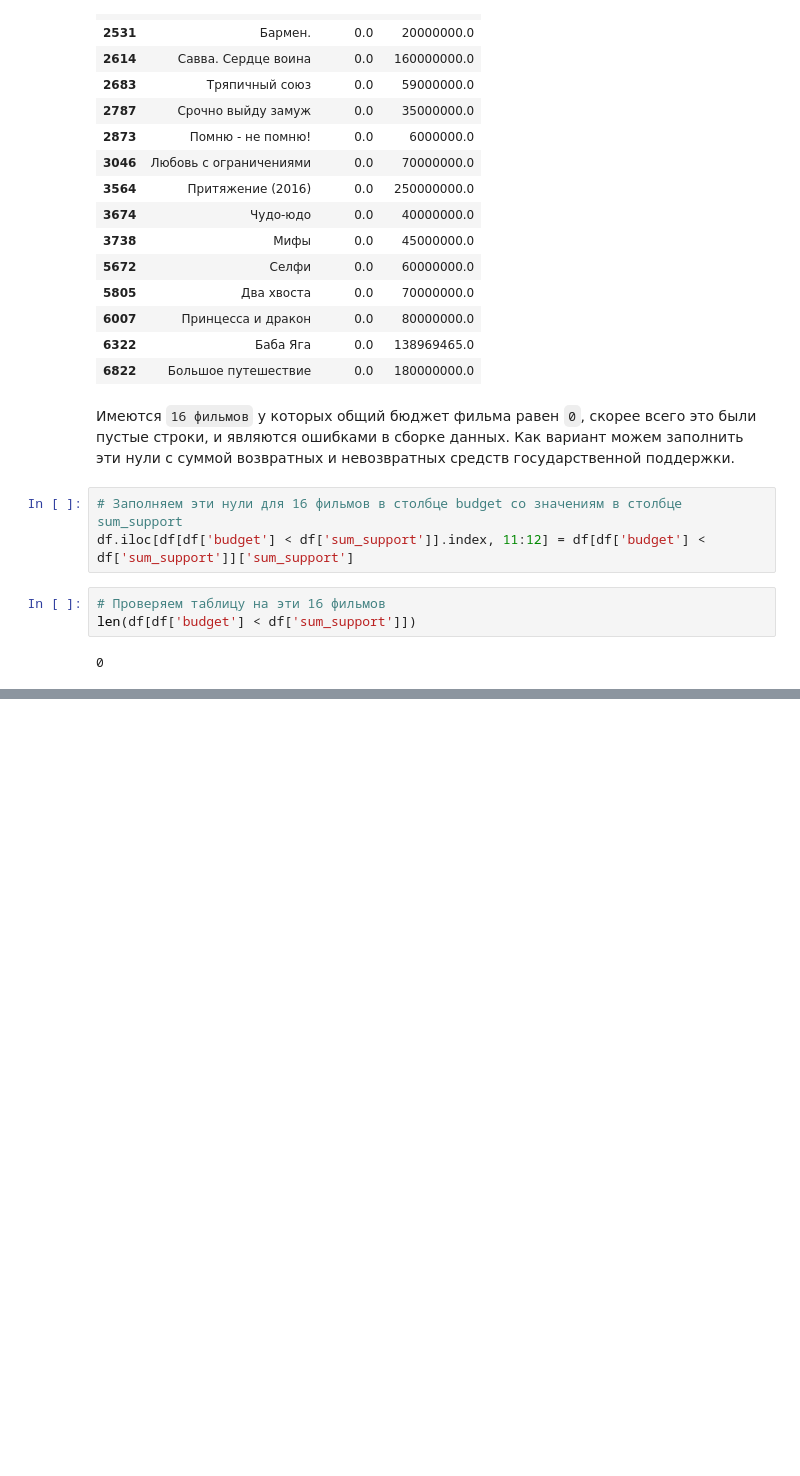
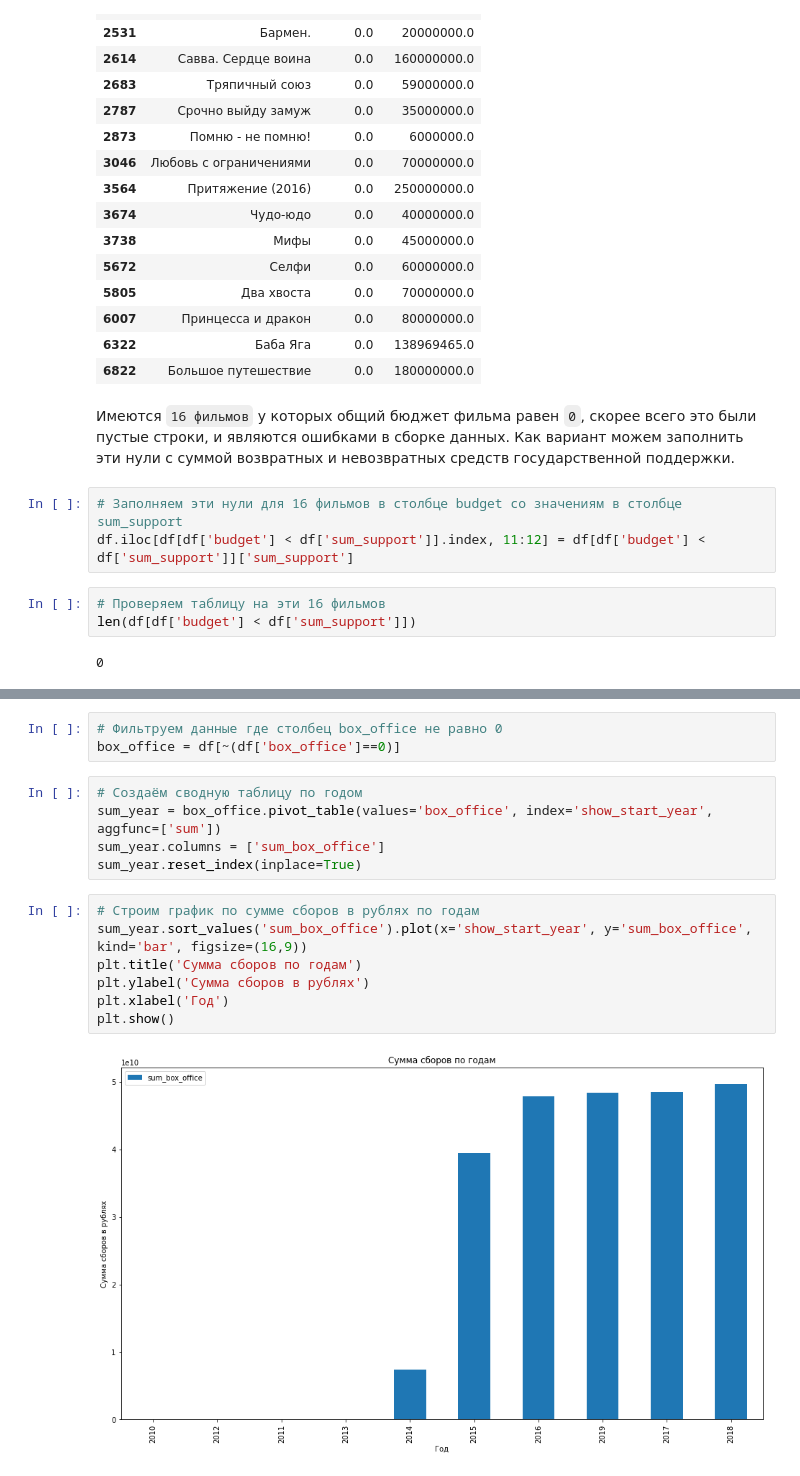
Before and after one commit to yerkebulanali/Yandex-Data-Science-Projects, a Jupyter notebook: Yandex Practicum Project 4.ipynb, the cells around one changed output, grey strips where cells are left out. Drawn from its saved outputs; the diff is of its cells as text; blank space fills up the shorter version.

```diff
--- a/Yandex Practicum Project 4.ipynb
+++ b/Yandex Practicum Project 4.ipynb
@@ -520,0 +600,17 @@ df.boxplot(figsize=(16,9))
+# %%
+# Фильтруем данные где столбец box_office не равно 0
+box_office = df[~(df['box_office']==0)]
+# %%
+# Создаём сводную таблицу по годом
+sum_year = box_office.pivot_table(values='box_office', index='show_start_year', aggfunc=['sum'])
+sum_year.columns = ['sum_box_office']
+sum_year.reset_index(inplace=True)
+# %%
+# Строим график по сумме сборов в рублях по годам
+sum_year.sort_values('sum_box_office').plot(x='show_start_year', y='sum_box_office', kind='bar', figsize=(16,9))
+plt.title('Сумма сборов по годам')
+plt.ylabel('Сумма сборов в рублях')
+plt.xlabel('Год')
+plt.show()
+# %% [output]
+[figure, added]
```
Also changed, not shown: parts of 58 cells of this notebook.
